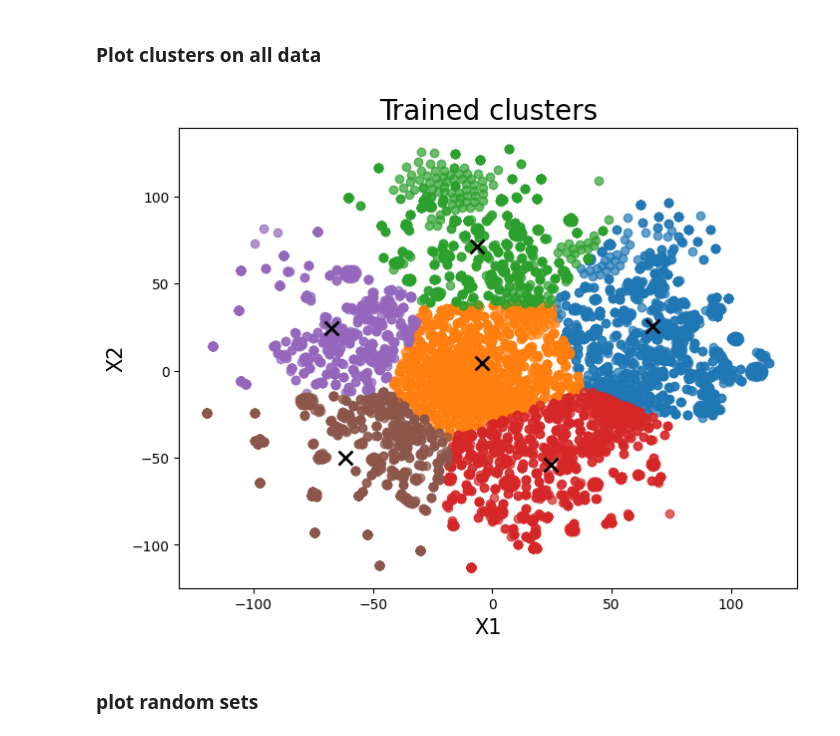
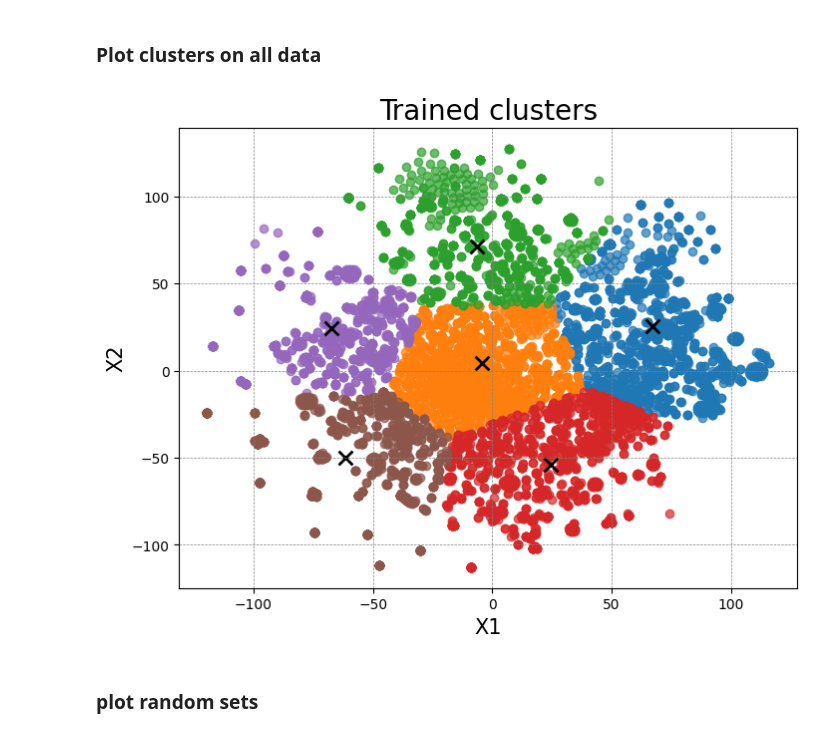
Before and after one commit to rezaAdinepour/Deep-Learning-Homework, a Jupyter notebook: HWs/HW3/Code/Q1_P3.ipynb, the cells around one changed output. Saved outputs shown, nothing was run; the diff lists cells and outputs as text; code cells hidden in the pictures.

```diff
--- a/HWs/HW3/Code/Q1_P3.ipynb
+++ b/HWs/HW3/Code/Q1_P3.ipynb
@@ -365,21 +367,22 @@ som.train_batch(vectors_2d, 50000, verbose=True)
 # %%
 winner_coordinates = np.array([som.winner(x) for x in vectors_2d]).T
 cluster_index = np.ravel_multi_index(winner_coordinates, som_shape)
 
 
 plt.figure(figsize=(8, 6))
 for c in np.unique(cluster_index):
     plt.scatter(vectors_2d[cluster_index == c, 0],
                 vectors_2d[cluster_index == c, 1], label="cluster="+str(c), alpha=0.7)
     plt.title("Trained clusters", fontsize=20)
     plt.xlabel("X1", fontsize=15)
     plt.ylabel("X2", fontsize=15)
+    plt.grid(True, color='gray', linestyle='--', linewidth=0.5)
 
 for centroid in som.get_weights():
     plt.scatter(centroid[:, 0], centroid[:, 1], marker='x',
                 s=100, linewidths=2, color='k', label="centroid")
 # %% [output]
-[figure, old version]
+[figure, new version]
 # %% [markdown]
 ### plot random sets
 # %%
```
Also changed, not shown: parts of 4 cells of this notebook.
